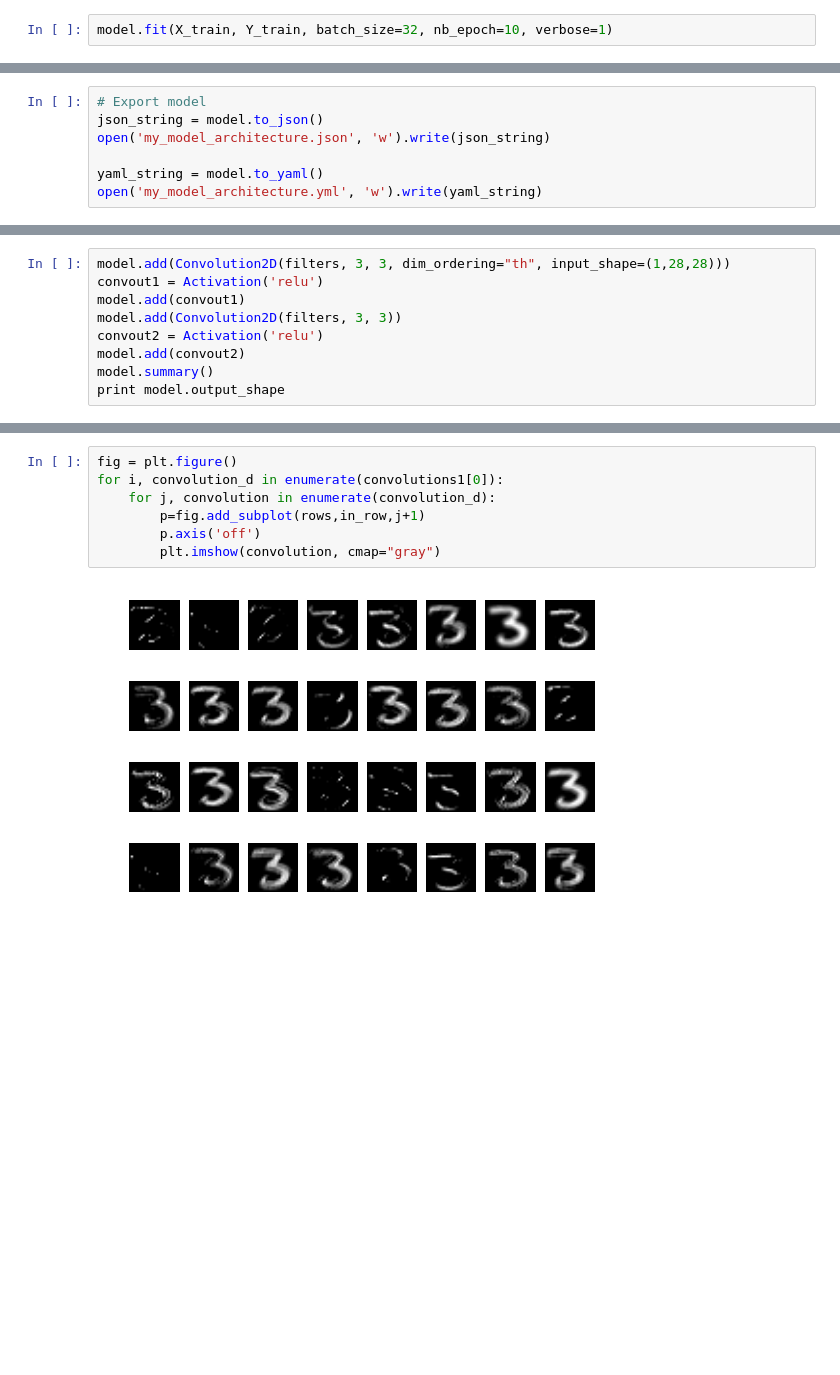
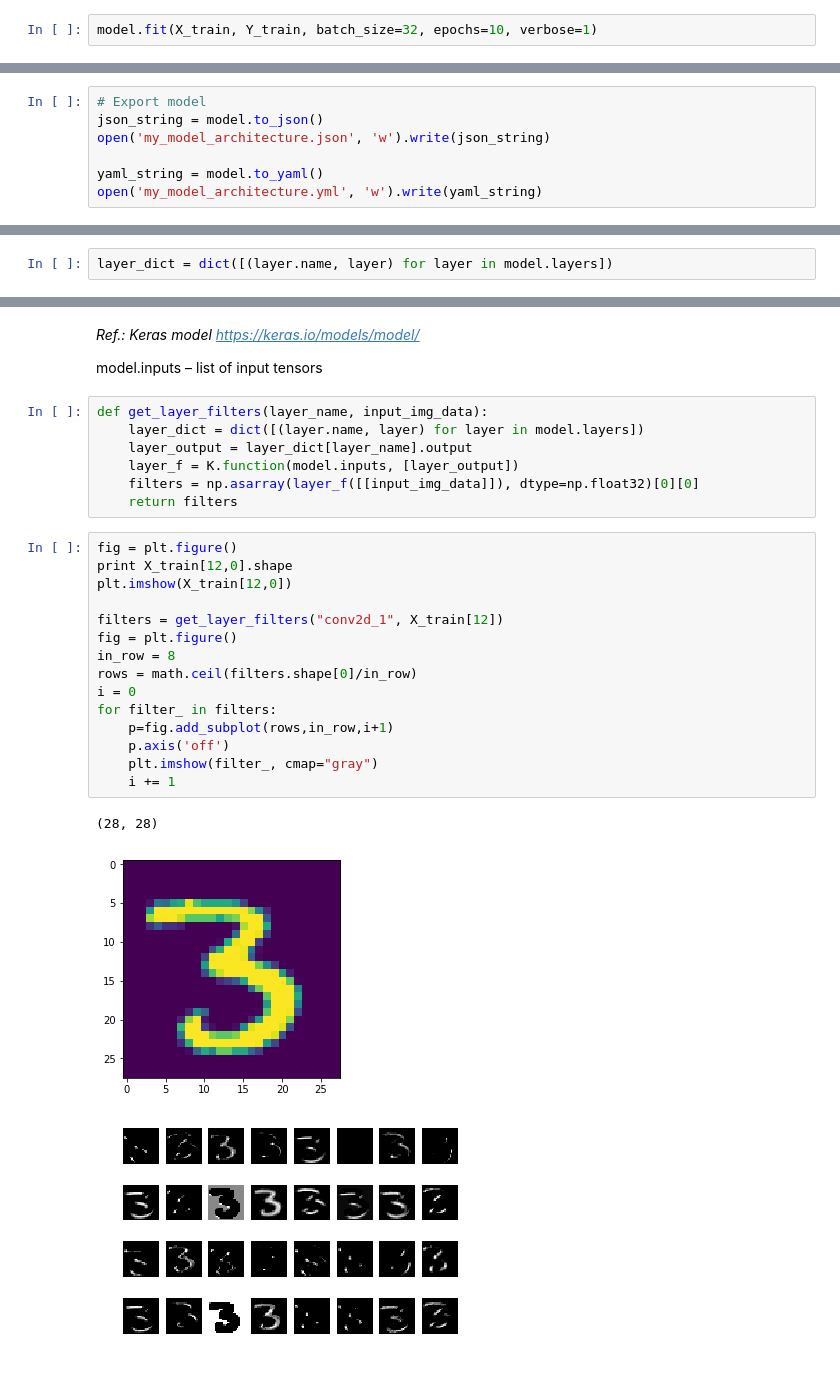
Before and after one commit to pyotr777/keras_tut, a Jupyter notebook: visualise filters.ipynb, the cells around one changed output, grey strips where cells are left out. Saved outputs shown, nothing was run; the diff lists cells and outputs as text; blank space fills up the shorter version.

```diff
--- a/visualise filters.ipynb
+++ b/visualise filters.ipynb
@@ -67,6 +74,6 @@ model.compile(loss='categorical_crossentropy',
               optimizer='adam',
               metrics=['accuracy'])
 # %%
-model.fit(X_train, Y_train, batch_size=32, nb_epoch=10, verbose=1)
+model.fit(X_train, Y_train, batch_size=32, epochs=10, verbose=1)
 # %% [output]
 Epoch 1/10
@@ -111,9 +113,0 @@ print str(filters)+" = "+str(rows-1)+"*"+str(in_row)+" + "+str(filters % in_row)
-# %%
-model.add(Convolution2D(filters, 3, 3, dim_ordering="th", input_shape=(1,28,28)))
-convout1 = Activation('relu')
-model.add(convout1)
-model.add(Convolution2D(filters, 3, 3))
-convout2 = Activation('relu')
-model.add(convout2)
-model.summary()
-print model.output_shape
@@ -144,0 +118,2 @@ ValueError: Cannot feed value of shape (1, 1, 1, 28, 28) for Tensor u'convolutio
+# %%
+layer_dict = dict([(layer.name, layer) for layer in model.layers])
@@ -145,9 +124,30 @@ ValueError: Cannot feed value of shape (1, 1, 1, 28, 28) for Tensor u'convolutio
+# %% [markdown]
+*Ref.: Keras model https://keras.io/models/model/*
+
+model.inputs – list of input tensors
+# %%
+def get_layer_filters(layer_name, input_img_data):
+    layer_dict = dict([(layer.name, layer) for layer in model.layers])
+    layer_output = layer_dict[layer_name].output
+    layer_f = K.function(model.inputs, [layer_output])
+    filters = np.asarray(layer_f([[input_img_data]]), dtype=np.float32)[0][0]
+    return filters
 # %%
 fig = plt.figure()
-for i, convolution_d in enumerate(convolutions1[0]):
-    for j, convolution in enumerate(convolution_d):
-        p=fig.add_subplot(rows,in_row,j+1)
-        p.axis('off')
-        plt.imshow(convolution, cmap="gray")
+print X_train[12,0].shape
+plt.imshow(X_train[12,0])
+
+filters = get_layer_filters("conv2d_1", X_train[12])
+fig = plt.figure()
+in_row = 8
+rows = math.ceil(filters.shape[0]/in_row)
+i = 0
+for filter_ in filters:
+    p=fig.add_subplot(rows,in_row,i+1)
+    p.axis('off')
+    plt.imshow(filter_, cmap="gray")
+    i += 1
 # %% [output]
+(28, 28)
-[figure, old version]
+[figure, new version]
+[figure, added]
```
Also changed, not shown: parts of 16 cells of this notebook, 7 other files.
